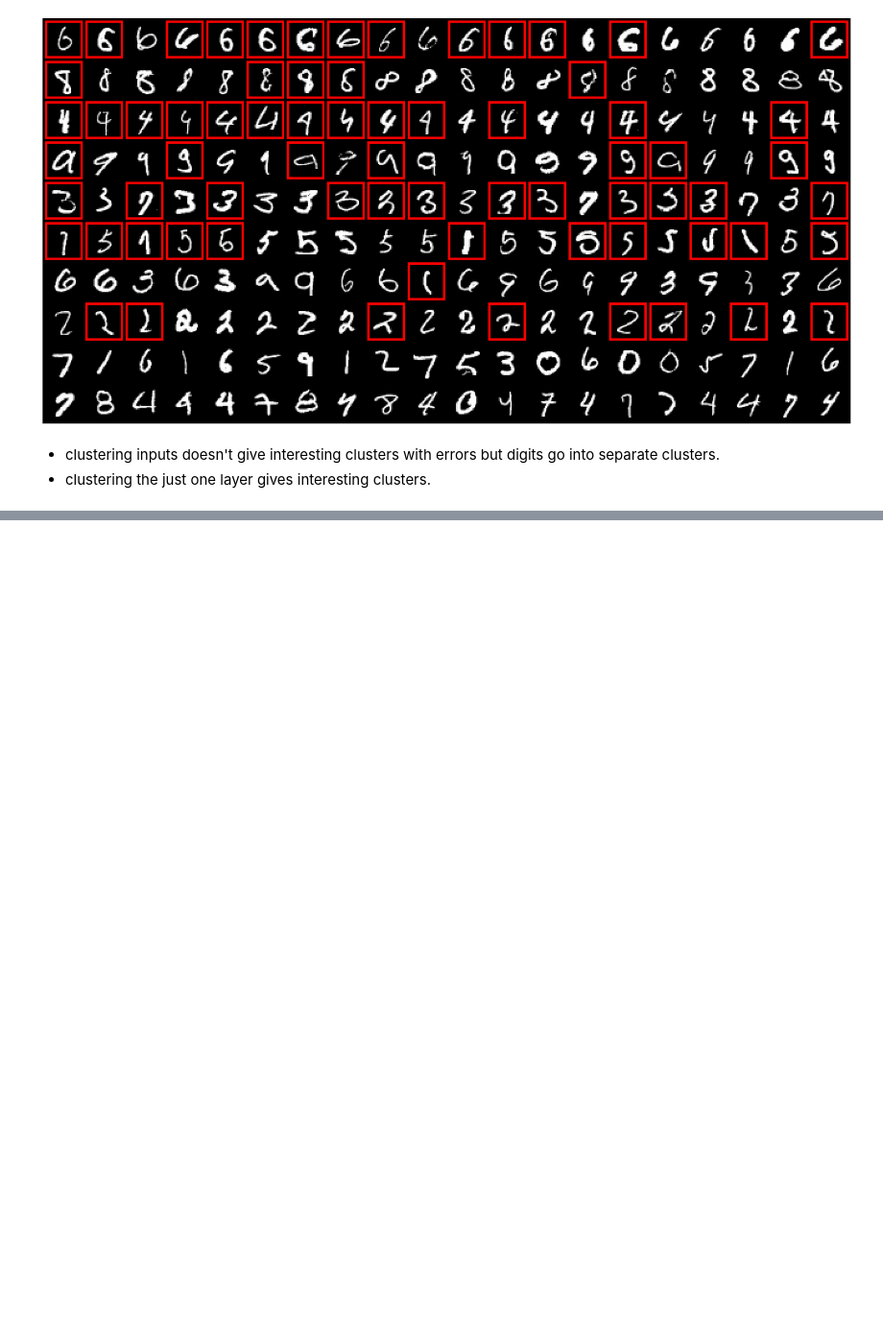
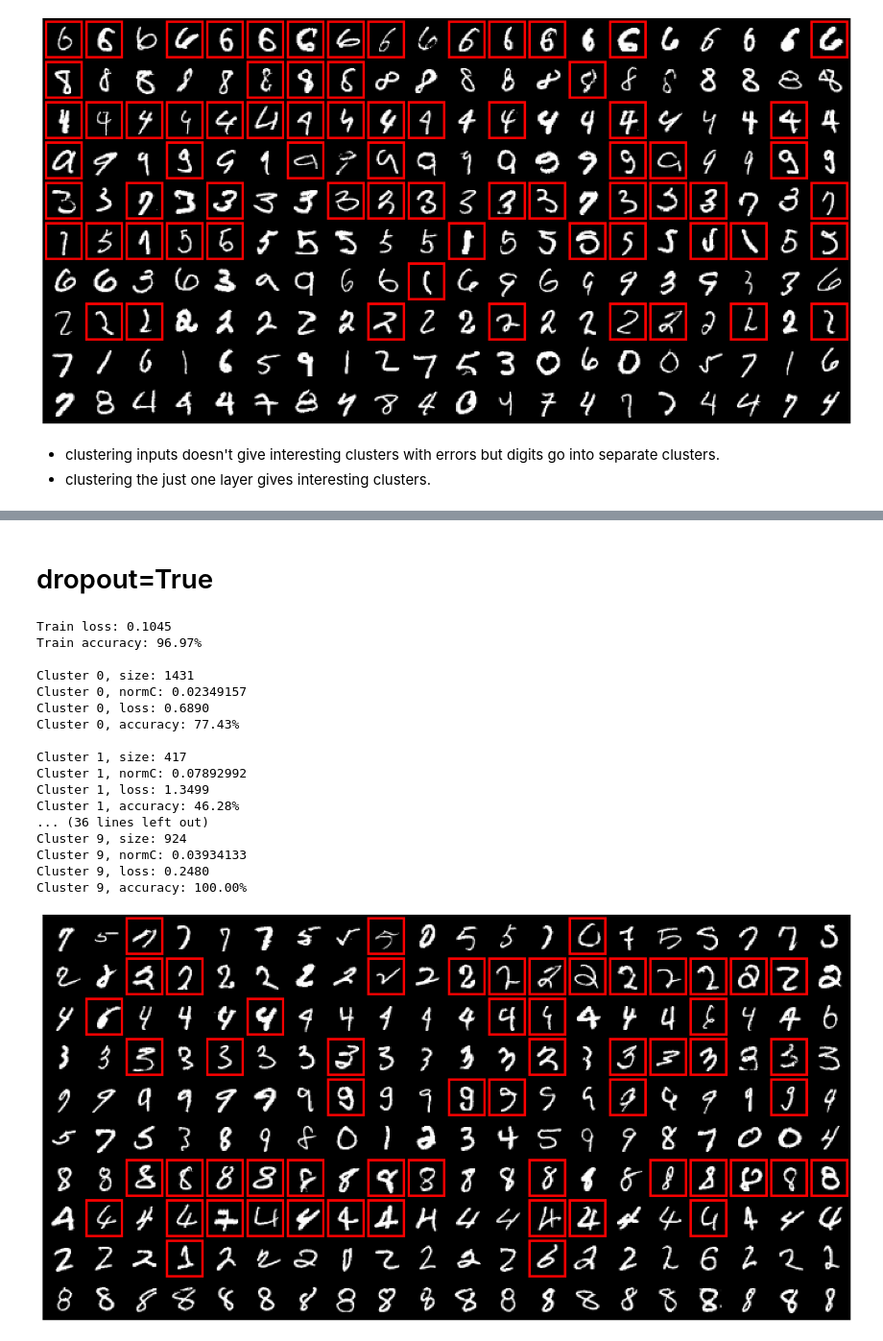
Before and after one commit to fartashf/gvar_code, a Jupyter notebook: notebooks/figures_gluster.ipynb, the cells around one changed output, grey strips where cells are left out. Shown at 96% size. Drawn from its saved outputs; the diff is of its cells as text; code cells hidden in the pictures; blank space fills up the shorter version.

```diff
--- a/notebooks/figures_gluster.ipynb
+++ b/notebooks/figures_gluster.ipynb
@@ -324,0 +364,24 @@ Cluster 9, accuracy: 98.33%
+# %% [markdown]
+# dropout=True
+# %%
+run_name='cnn,nclusters_10,online,delay_10'
+plot_clusters(run_name)
+# %% [output]
+Train loss: 0.1045
+Train accuracy: 96.97%
+
+Cluster 0, size: 1431
+Cluster 0, normC: 0.02349157
+Cluster 0, loss: 0.6890
+Cluster 0, accuracy: 77.43%
+
+Cluster 1, size: 417
+Cluster 1, normC: 0.07892992
+Cluster 1, loss: 1.3499
+Cluster 1, accuracy: 46.28%
+... (36 lines left out)
+Cluster 9, size: 924
+Cluster 9, normC: 0.03934133
+Cluster 9, loss: 0.2480
+Cluster 9, accuracy: 100.00%
+[figure, added]
```
Also changed, not shown: parts of 17 cells of this notebook, 2 other files.
